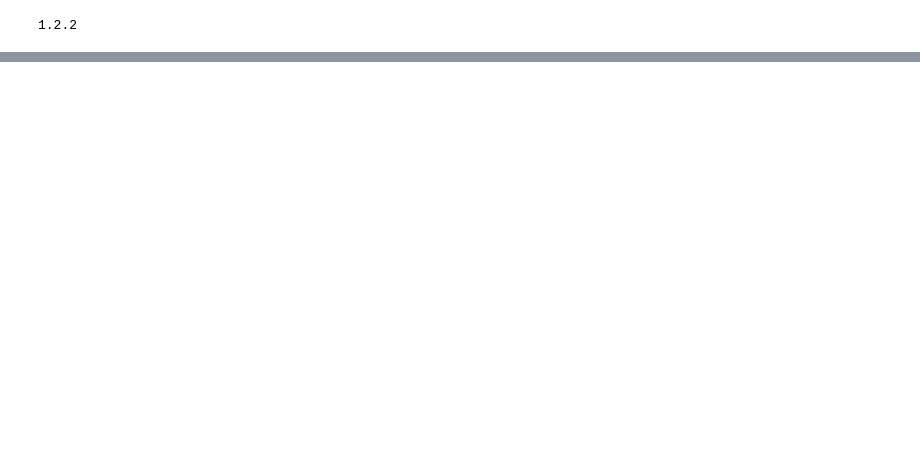
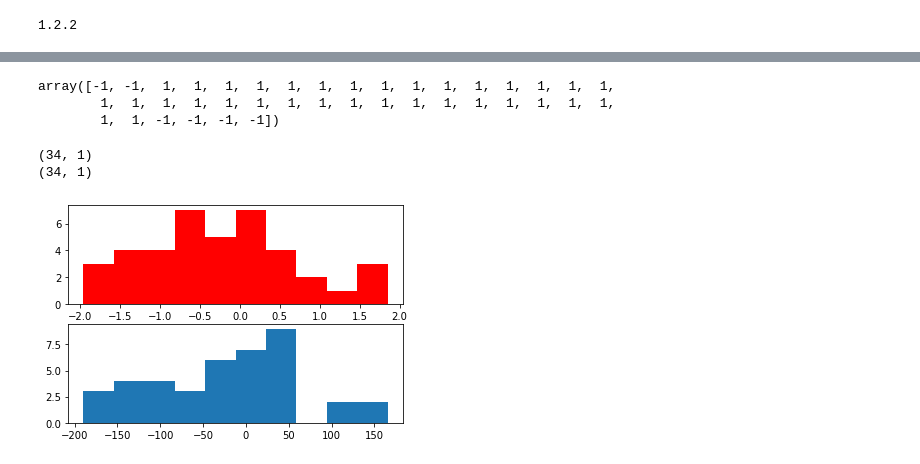
Before and after one commit to germanlinux/notebooks, a Jupyter notebook: python_datasc/delete_row.ipynb, the cells around one changed output, grey strips where cells are left out. Drawn from its saved outputs; the diff is of its cells as text; code cells hidden in the pictures; blank space fills up the shorter version.

```diff
--- a/python_datasc/delete_row.ipynb
+++ b/python_datasc/delete_row.ipynb
@@ -280,0 +204,24 @@ dt3[0].std()
+# %%
+yhat
+# %% [output]
+array([-1, -1,  1,  1,  1,  1,  1,  1,  1,  1,  1,  1,  1,  1,  1,  1,  1,
+        1,  1,  1,  1,  1,  1,  1,  1,  1,  1,  1,  1,  1,  1,  1,  1,  1,
+        1,  1, -1, -1, -1, -1])
+# %%
+X_sel= dt3[[0]][yhat == 1]
+print(X_sel.shape)
+print(y_sel.shape)
+y_sel = dt3[[1]][yhat == 1]
+dt4 = pd.concat([X_sel, y_sel],axis= 1 )
+dt4.sort_values([0], inplace = True)
+# %% [output]
+(34, 1)
+(34, 1)
+# %%
+plt.subplot(211)
+plt.hist(dt3[0], color='red')
+plt.subplot(212)
+plt.hist(dt3[1])
+plt.show()
+# %% [output]
+[figure, added]
```
Also changed, not shown: parts of 40 cells of this notebook, 1 other file.
